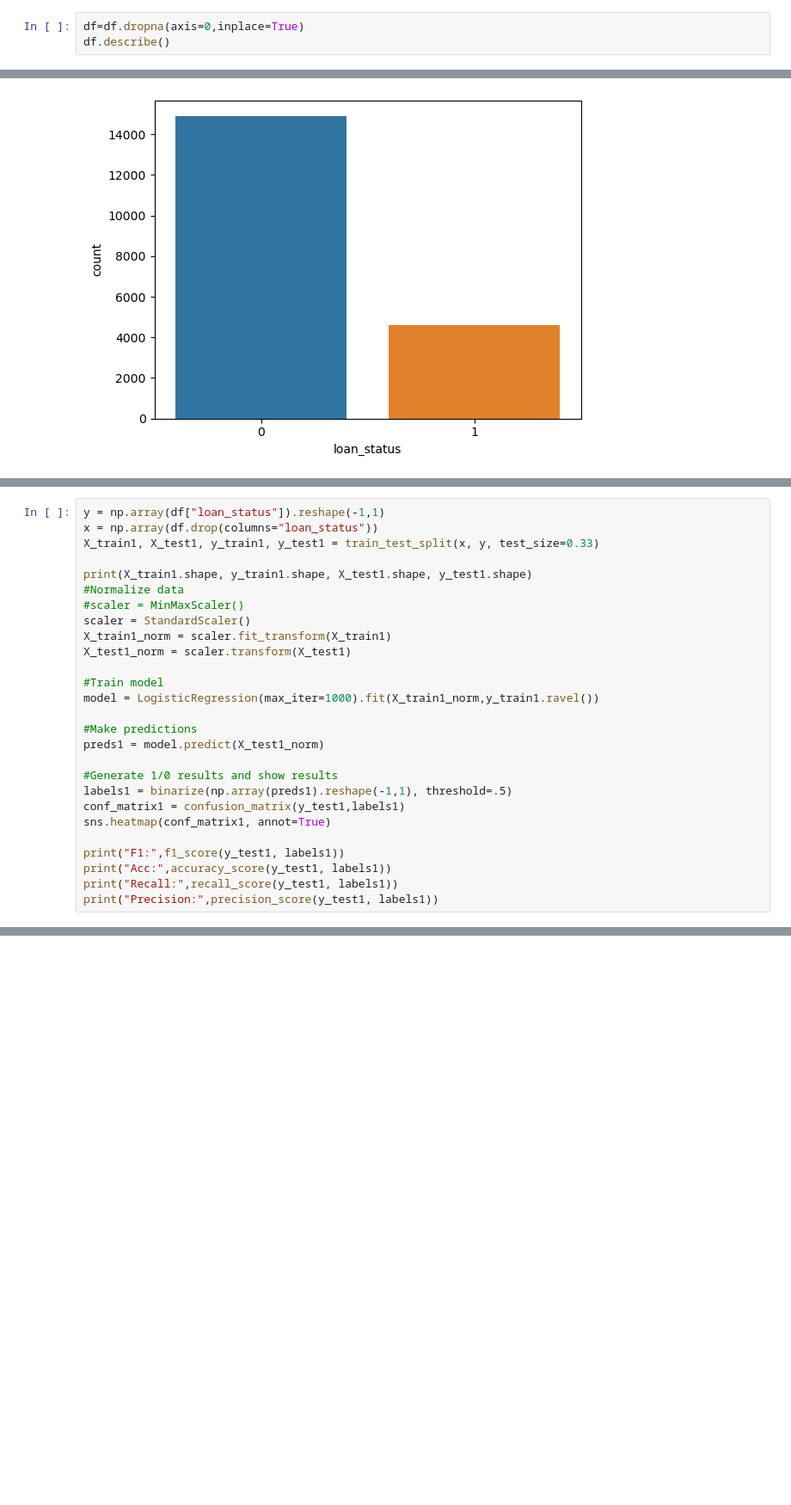
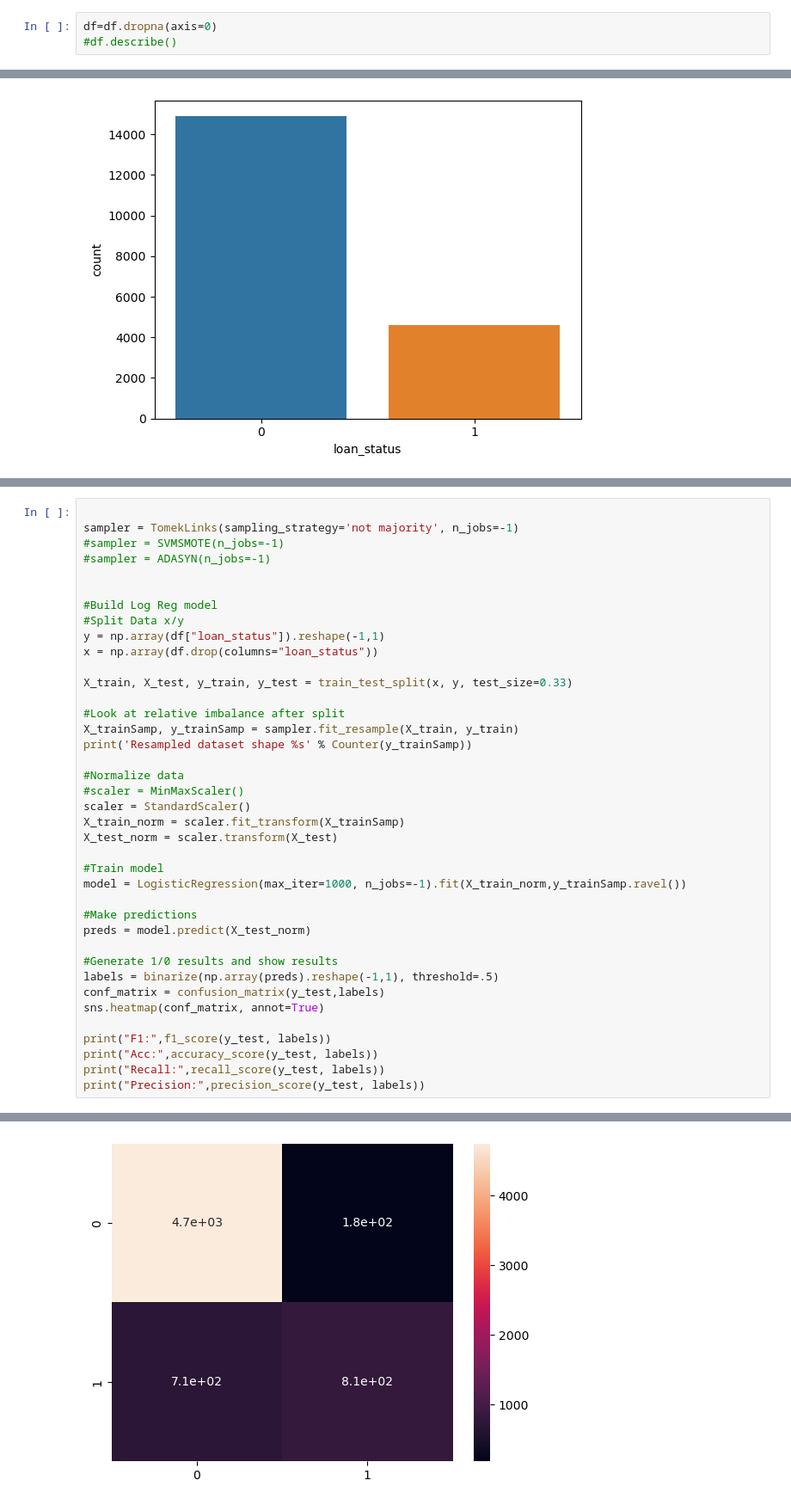
Before and after one commit to Nishaa95/BSIP_Assignment_4_Students, a Jupyter notebook: asn4_start.ipynb, the cells around one changed output, grey strips where cells are left out. Shown: that part at 86% size. Saved outputs shown, nothing was run; the diff lists cells and outputs as text; blank space fills up the shorter version.

```diff
--- a/asn4_start.ipynb
+++ b/asn4_start.ipynb
@@ -80,3 +103,3 @@ df.head()
 # %%
-df=df.dropna(axis=0,inplace=True)
-df.describe()
+df=df.dropna(axis=0)
+#df.describe()
@@ -113,28 +134,40 @@ sns.countplot(data=df,x="loan_status")
 # %%
+
+sampler = TomekLinks(sampling_strategy='not majority', n_jobs=-1)
+#sampler = SVMSMOTE(n_jobs=-1)
+#sampler = ADASYN(n_jobs=-1)
+
+
+#Build Log Reg model
+#Split Data x/y
 y = np.array(df["loan_status"]).reshape(-1,1)
 x = np.array(df.drop(columns="loan_status"))
-X_train1, X_test1, y_train1, y_test1 = train_test_split(x, y, test_size=0.33)
 
-print(X_train1.shape, y_train1.shape, X_test1.shape, y_test1.shape)
+X_train, X_test, y_train, y_test = train_test_split(x, y, test_size=0.33)
+
+#Look at relative imbalance after split
+X_trainSamp, y_trainSamp = sampler.fit_resample(X_train, y_train)
+print('Resampled dataset shape %s' % Counter(y_trainSamp))
+
 #Normalize data
 #scaler = MinMaxScaler()
 scaler = StandardScaler()
-X_train1_norm = scaler.fit_transform(X_train1)
-X_test1_norm = scaler.transform(X_test1)
+X_train_norm = scaler.fit_transform(X_trainSamp)
+X_test_norm = scaler.transform(X_test)
 
 #Train model
-model = LogisticRegression(max_iter=1000).fit(X_train1_norm,y_train1.ravel())
+model = LogisticRegression(max_iter=1000, n_jobs=-1).fit(X_train_norm,y_trainSamp.ravel())
 
 #Make predictions
-preds1 = model.predict(X_test1_norm)
+preds = model.predict(X_test_norm)
 
 #Generate 1/0 results and show results
-labels1 = binarize(np.array(preds1).reshape(-1,1), threshold=.5)
-conf_matrix1 = confusion_matrix(y_test1,labels1)
-sns.heatmap(conf_matrix1, annot=True)
+labels = binarize(np.array(preds).reshape(-1,1), threshold=.5)
+conf_matrix = confusion_matrix(y_test,labels)
+sns.heatmap(conf_matrix, annot=True)
 
-print("F1:",f1_score(y_test1, labels1))
-print("Acc:",accuracy_score(y_test1, labels1))
-print("Recall:",recall_score(y_test1, labels1))
-print("Precision:",precision_score(y_test1, labels1))
+print("F1:",f1_score(y_test, labels))
+print("Acc:",accuracy_score(y_test, labels))
+print("Recall:",recall_score(y_test, labels))
+print("Precision:",precision_score(y_test, labels))
 # %% [output]
@@ -141,0 +179 @@ NameError: name 'df' is not defined
+[figure, added]
```
Also changed, not shown: parts of 11 cells of this notebook.
